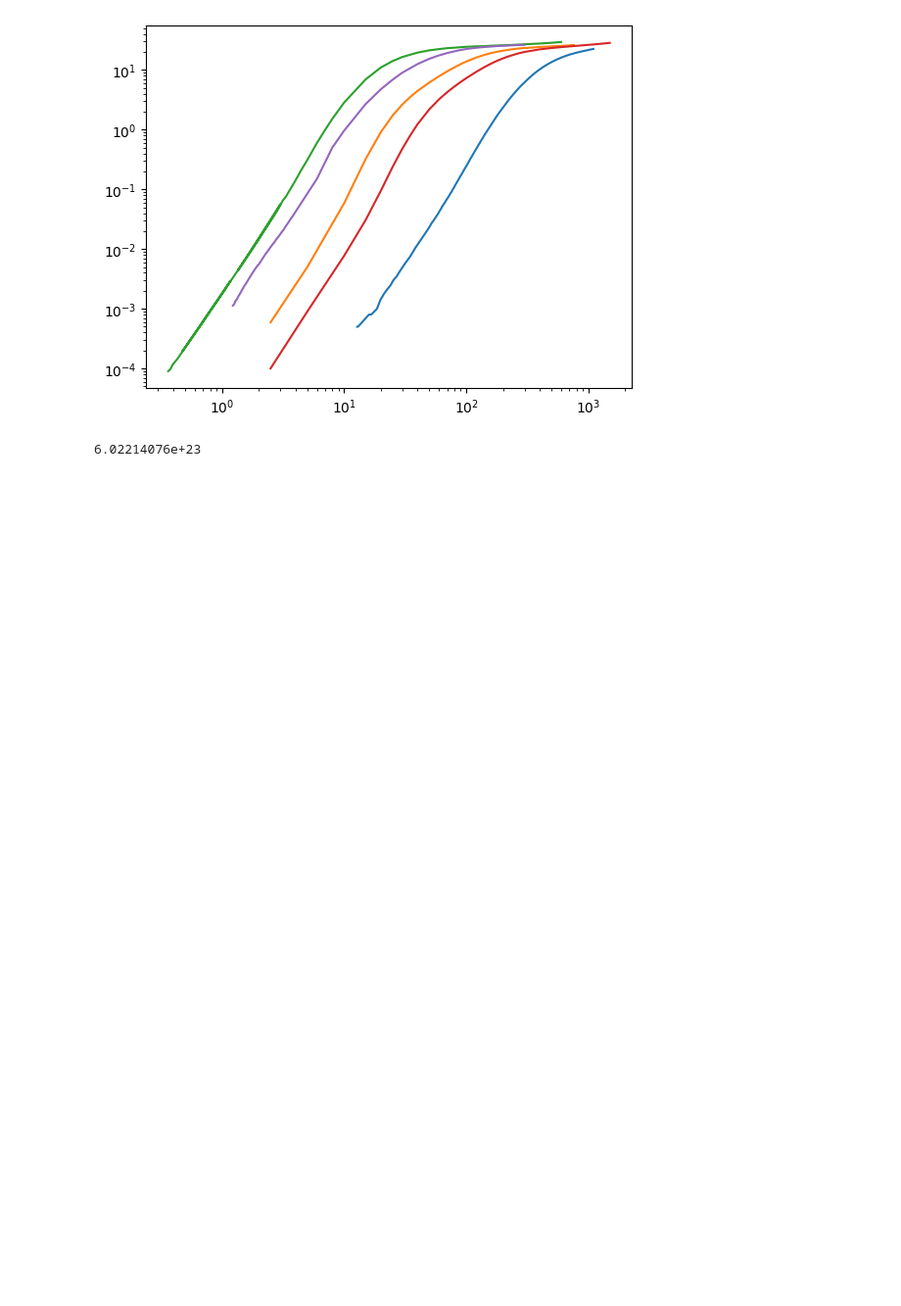
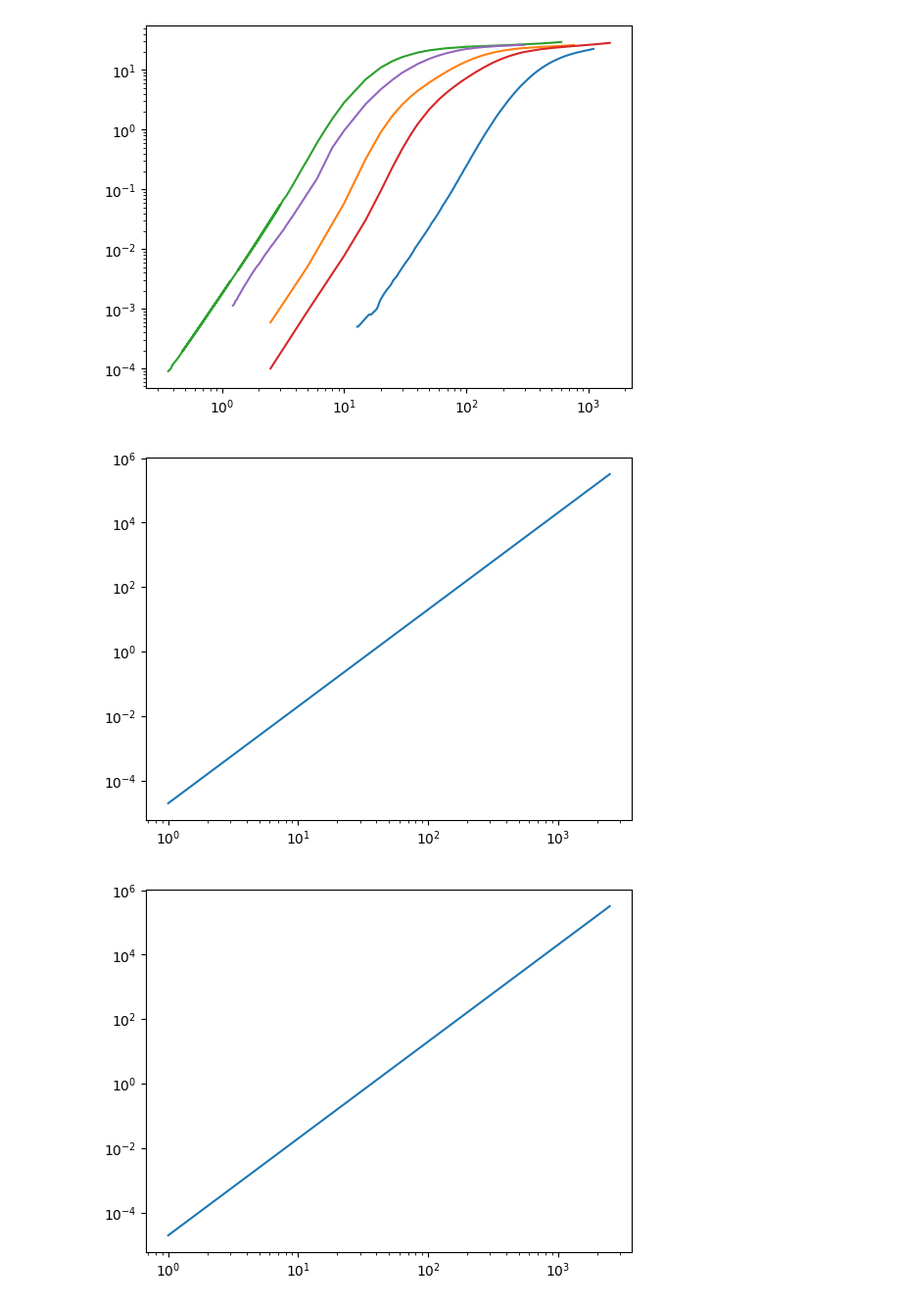
Before and after one commit to StephenJohnson-CardiffUni/Astro, a Jupyter notebook: CondensedAssignment2.ipynb, the cells around one changed output. Shown: that part at 98% size. Saved outputs shown, nothing was run; the diff lists cells and outputs as text; code cells hidden in the pictures; blank space fills up the shorter version.

Commit message:
create curvefit functions and fit metal data

```diff
--- a/CondensedAssignment2.ipynb
+++ b/CondensedAssignment2.ipynb
@@ -98,14 +100,56 @@ plt.loglog(tinTemperature,tinHeatCapacity,label="Tin")
 [<matplotlib.lines.Line2D at 0x...>]
 [figure]
 [figure]
-# %%
-'''
-
-c) We have shown in the lecture notes that the Debye model produces the correct T**3 proportionality for the molar
-heat capacity at low temperature. By fitting the experimental data for diamond, silicon, germanium, tin, and lead
-at low temperature, calculate the Debye temperature ΘD for the five materials. Show your fits on five separate
-plots with double logarithmic axes, as demonstrated on the left of figure 1
-
-'''
-# %% [output]
-6.02214076e+23
+# %%
+'''
+
+c) We have shown in the lecture notes that the Debye model produces the correct T**3 proportionality for the molar
+heat capacity at low temperature. By fitting the experimental data for diamond, silicon, germanium, tin, and lead
+at low temperature, calculate the Debye temperature ΘD for the five materials. Show your fits on five separate
+plots with double logarithmic axes, as demonstrated on the left of figure 1
+
+'''
+
+#finction for curvefit and then function for that function
+
+def debye(T,D):
+  x = (D/T).all()
+  integral, _ = scipy.integrate.quad(integrand,0,x)
+
+  return (9*R) * ((T/D)**3) * integral
+
+def integrand(x):
+  return ((x**4)*(np.e**x)) / (((np.e**x)-1)**2)
+
+
+
+'''stolen from yuri'''
+
+def debye_integral(x):
+    return (x ** 4 * np.exp(x)) / ((np.exp(x) - 1) ** 2)
+
+def cmol(T, ΘD, R=8.314):
+    limit = (ΘD / T).all()
+    integral, _ = scipy.integrate.quad(debye_integral, 0, limit)
+    cmol_T = 9 * R * ((T / ΘD) ** 3) * integral
+
+    return cmol_T
+
+plt.loglog(temperatures,debye(temperatures,list(105 for x in range(len(temperatures)))))
+
+plt.figure()
+
+plt.loglog(temperatures,cmol(temperatures,list(105 for x in range(len(temperatures)))))
+
+'''they both give the same values and his works so mine should be fine..... '''
+
+#curvefits for all the metals, lets find D for all
+
+poptDiamond,pcovDiamond = curveFit(debye,diamondTemperature,diamondHeatCapacity)
+poptGermanium,pcovGermanium = curveFit(debye,germaniumTemperature,germaniumHeatCapacity)
+poptLead,pcovLead = curveFit(debye,leadTemperature,leadHeatCapacity)
+poptSilicon,pcovSilicon = curveFit(debye,siliconTemperature,siliconHeatCapacity)
+poptTin,pcovTin = curveFit(debye,tinTemperature,tinHeatCapacity)
+# %% [output]
+[figure, added]
+[figure, added]
```
Also changed, not shown: parts of 1 cell of this notebook.
